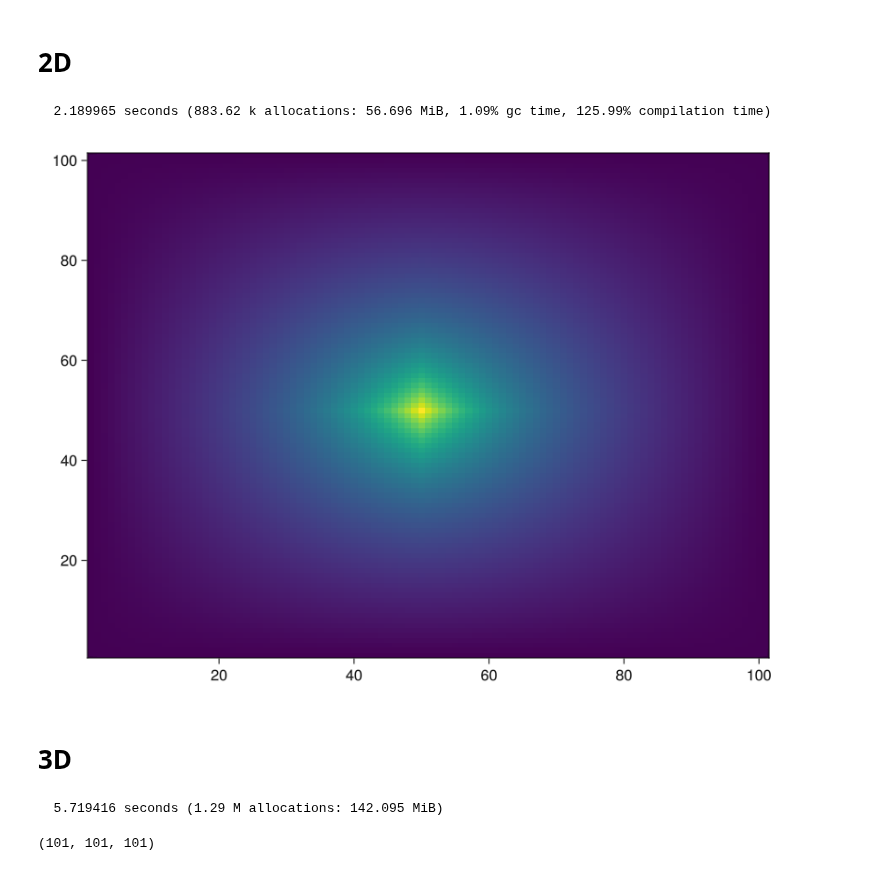
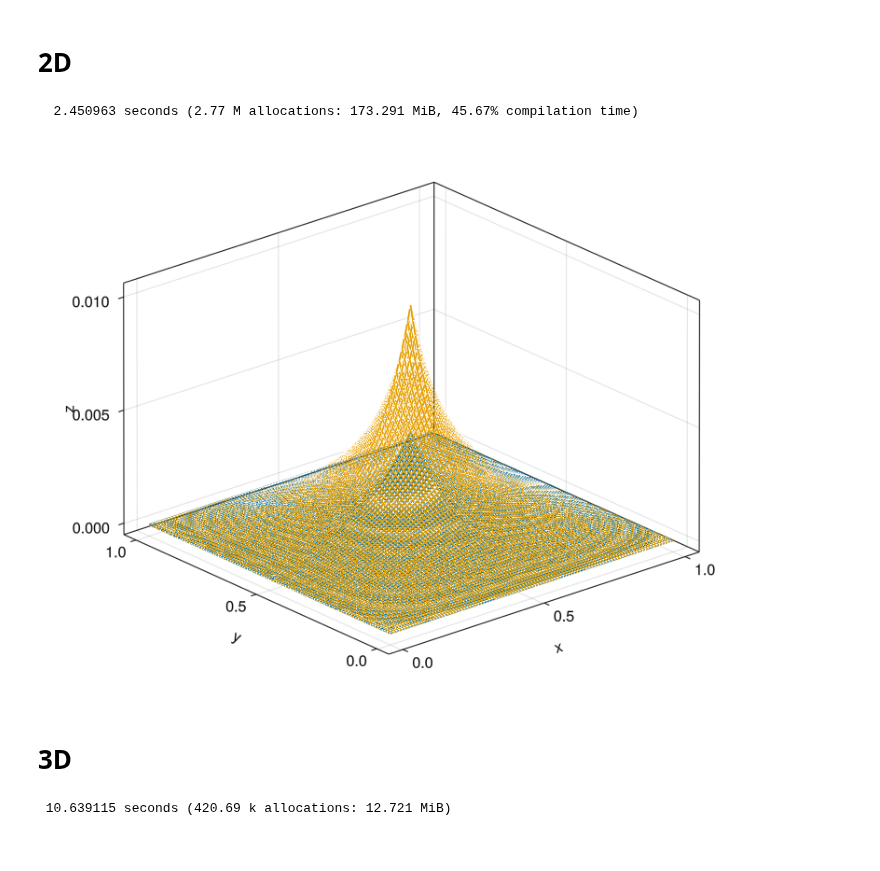
Before and after one commit to dsb-lab/CellBasedModels.jl, a Jupyter notebook: examples/Implementation.ipynb, the cells around one changed output. Drawn from its saved outputs; the diff is of its cells as text; code cells hidden in the pictures.

```diff
--- a/examples/Implementation.ipynb
+++ b/examples/Implementation.ipynb
@@ -65,20 +98,26 @@ model = ABM(2,
 
     medium = Dict(
         :co2 => Float64,
+        :co3 => Float64,
         :vein => Float64,
     ),
 
     model = Dict(
-        :co2Max => Float64
+        :co2Max => Float64,
+        :Dco2 => Float64,
+        :Dco3 => Float64
     ),
 
     mediumODE = quote
         if @mediumInside()
             dt(co2) = vein*(co2Max-co2)
+            dt(co3) = vein*(co2Max-co3)
         end
     end,
 
-    mediumAlg = CBMIntegrators.DGADI()
+    mediumAlg = CBMIntegrators.DGADI(difussionCoefs=(co2=:Dco2, co3=:Dco3)),
+
+    platform=GPU()
 );
 # %%
 nx = 101
@@ -95,26 +134,30 @@ u0 = [0 for X ∈ x, Y ∈ y]
 com = Community(model,dt=0.01, N=0, NMedium=[nx,ny], simBox=[0 xmax;0 ymax])
 com.vein[round(Int,nx/2),round(Int,ny/2)] = 1.
 com.co2Max = 1.
+com.Dco2 .= 1
+com.Dco3 .= 2
 
 loadToPlatform!(com)
 @time for i in 1:500
     step!(com)
 end
+bringFromPlatform!(com)
 # %% [output]
-  2.189965 seconds (883.62 k allocations: 56.696 MiB, 1.09% gc time, 125.99% compilation time)
+  2.450963 seconds (2.77 M allocations: 173.291 MiB, 45.67% compilation time)
 # %%
 fig = Figure()
 
-ax = Axis(fig[1,1])
-heatmap!(ax, com.co2)
+# ax = Axis(fig[1,1])
+# heatmap!(ax, com.co2)
 
-# ax = Axis3(fig[1,1])
+ax = Axis3(fig[1,1])
 # wireframe!(ax, x, y, u0)
-# wireframe!(ax, x, y, com.co2)
+wireframe!(ax, x, y, com.co2)
+wireframe!(ax, x, y, com.co3)
 
-figc
+fig
 # %% [output]
-[figure, old version]
+[figure, new version]
 # %% [markdown]
 # 3D
 # %%
@@ -158,7 +200,7 @@ dz = zmax/nz
 x = range(0,1,length=nx)
 y = range(0,1,length=ny)
 z = range(0,1,length=nz)
-u0 = [1 for X ∈ x, Y ∈ y, Z ∈ z]
+u0 = [0 for X ∈ x, Y ∈ y, Z ∈ z]
 
 com = Community(model,dt=0.01, N=1, NMedium=[nx,ny,nz], simBox=[0 xmax;0 ymax;0 zmax])
 com.x .= 0.7
@@ -166,15 +208,18 @@ com.y .= 0.5
 com.z .= 0.5
 com.vein[round(Int,nx/2),round(Int,ny/2),round(Int,nz/2)] = 1.
 com.co2Max = 1.
-com.co2 .= 1
+com.co2 .= 0.
+com.Dco2 .= 1
+com.Dco3 .= 2
 
 loadToPlatform!(com)
+step!(com)
 @time for i in 1:200
     step!(com)
 end
+bringFromPlatform!(com)
 # %% [output]
-  5.719416 seconds (1.29 M allocations: 142.095 MiB)
+ 10.639115 seconds (420.69 k allocations: 12.721 MiB)
-(101, 101, 101)
 # %%
 fig = Figure()
 
```
Also changed, not shown: parts of 7 cells of this notebook, 4 other files.
